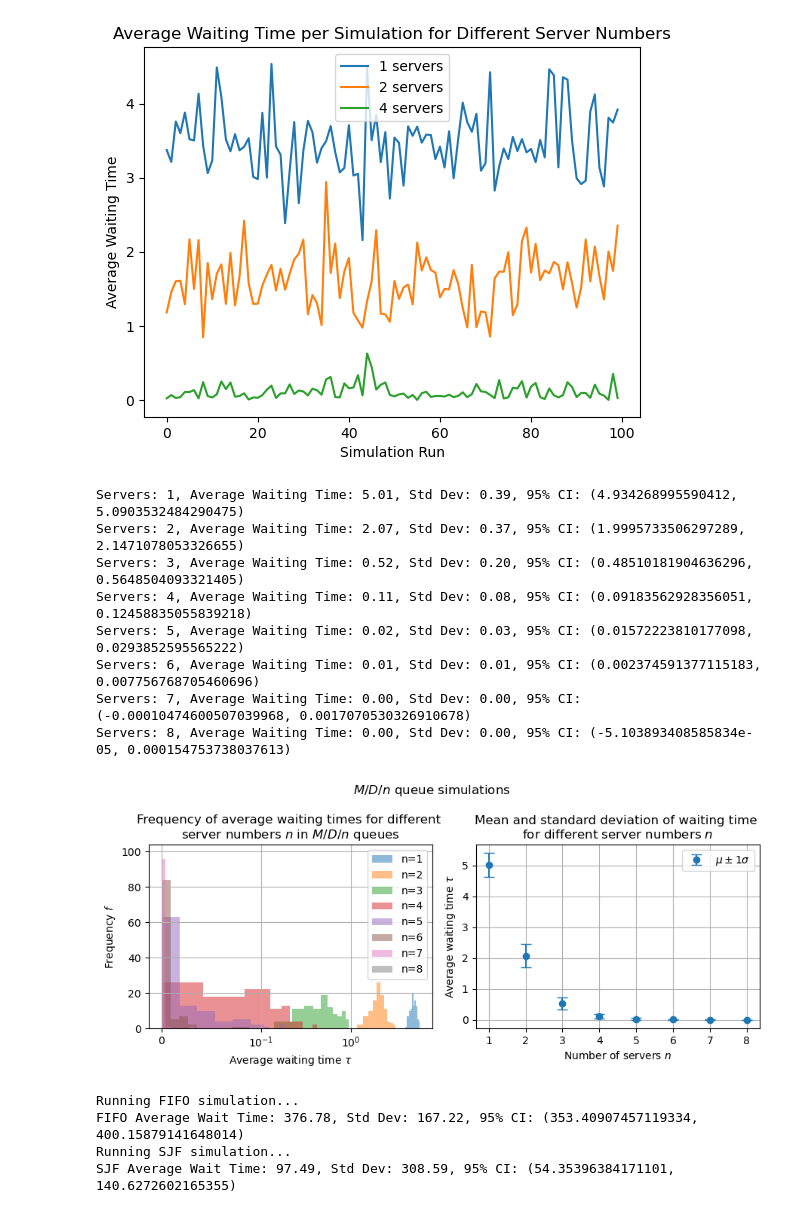
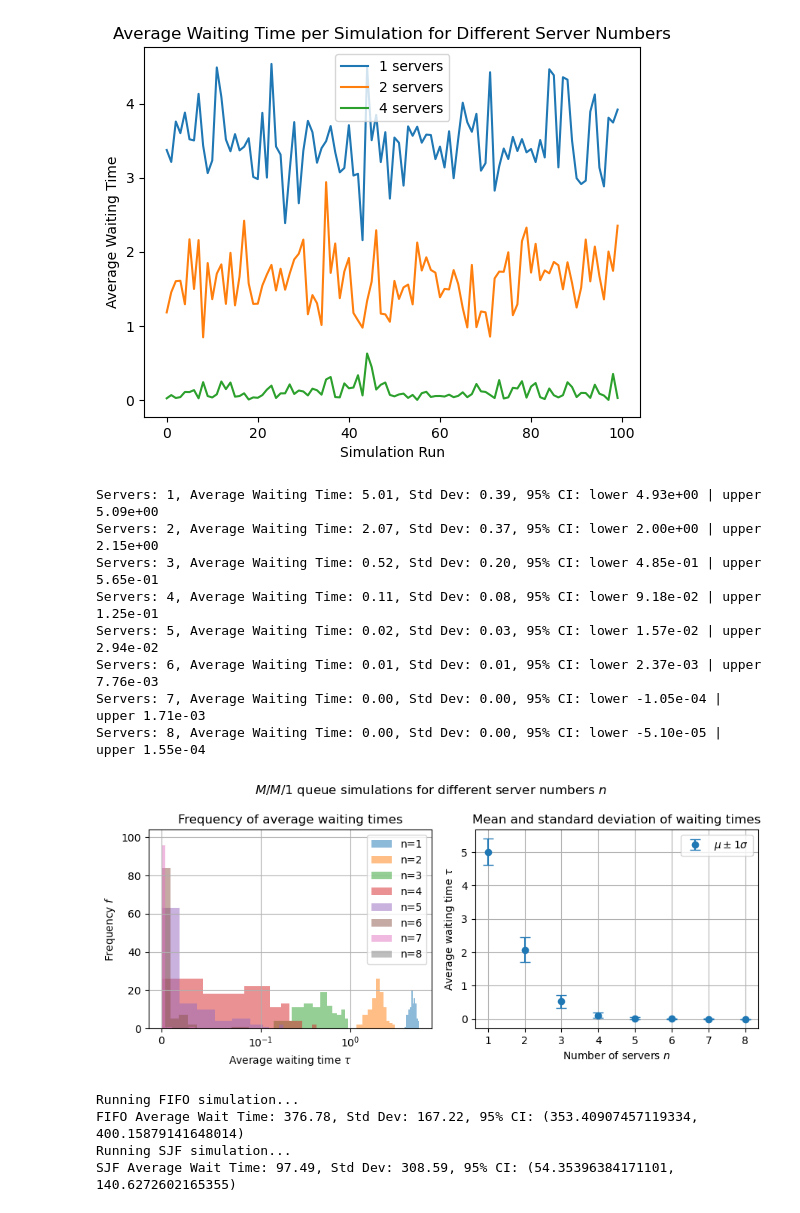
Before and after one commit to jonas4climate/ss-assignment-2, a Jupyter notebook: CalvinLaw_11306734_RaymondZhang_14865904_JonasSchaefer_14039982_2.ipynb, the cells around one changed output. Drawn from its saved outputs; the diff is of its cells as text; code cells hidden in the pictures.

Commit message:
cleanup code and extension of plot

```diff
--- a/CalvinLaw_11306734_RaymondZhang_14865904_JonasSchaefer_14039982_2.ipynb
+++ b/CalvinLaw_11306734_RaymondZhang_14865904_JonasSchaefer_14039982_2.ipynb
@@ -156,64 +159,68 @@ def simulate_experiments(dist_src='exp', dist_cst='exp', ns=[1, 2, 4]):
     wait_times_data = {n: [] for n in ns}
     for n in ns:
         for i in range(SIMULATIONS):
             random.seed(RANDOM_SEED+i) # Same seed for reproducibility
             env = simpy.Environment()
             counter = simpy.Resource(env, capacity=n)
             wait_times = []
             env.process(source(env, NEW_CUSTOMERS, INTERVAL_CUSTOMERS, counter, wait_times, dist_src=dist_src, dist_cst=dist_cst))
             env.run()
             wait_times_data[n].append(np.mean(wait_times))
     return wait_times_data
 
 def get_statistics(wait_times_data, print_results=True):
     """Calculate average, standard deviation, and 95% confidence interval for each simulation"""
     avgs, stds, conf_intervals = [], [], []
     for num_servers, times in wait_times_data.items():
         avg_wait_time = np.mean(times)
         avgs.append(avg_wait_time)
         std_dev = np.std(times)
         stds.append(std_dev)
         conf_interval = st.t.interval(0.95, len(times)-1, loc=avg_wait_time, scale=st.sem(times))
         conf_intervals.append(conf_interval)
         if print_results:
-            print(f'Servers: {num_servers}, Average Waiting Time: {avg_wait_time:.2f}, Std Dev: {std_dev:.2f}, 95% CI: {conf_interval}')
+            c_low, c_high = conf_interval
+            print(f'Servers: {num_servers}, Average Waiting Time: {avg_wait_time:.2f}, Std Dev: {std_dev:.2f}, 95% CI: lower {c_low:.2e} | upper {c_high:.2e}')
     return avgs, stds, conf_intervals
 
+def plot_wait_times_and_mean_ci(ns, wait_times_data, avgs, stds, conf_intervals, title, queue='M/D/n'):
+    plt.figure(figsize=(9, 4), layout='tight')
+    plt.suptitle(title)
+    plt.subplot(1, 2, 1)
+    for num_servers, times in wait_times_data.items():
+        plt.hist(times, label=f'n={num_servers}', alpha=0.5)
+    plt.xlabel('Average waiting time $\\tau$')
+    plt.xscale('symlog', linthresh=0.1)
+    plt.ylabel('Frequency $f$')
+    plt.title('Frequency of average waiting times')
+    plt.legend(loc='upper right')
+    plt.grid(True)
+    plt.subplot(1, 2, 2)
+    plt.errorbar(ns, avgs, yerr=stds, fmt='o', capsize=5, label='$\\mu \\pm 1\\sigma$')
+    plt.xlabel('Number of servers $n$')
+    plt.ylabel('Average waiting time $\\tau$')
+    plt.title('Mean and standard deviation of waiting times')
+    plt.legend(loc='upper right')
+    plt.grid(True)
+    plt.savefig(f'{SAVE_DIR}/{title.replace(' ', '_').replace('/', '-')}.png')
+    plt.show()
+
+# Experiment
 ns = np.arange(1, 9, 1, dtype=int)
 wait_times_data = simulate_experiments(dist_src='exp', dist_cst='const', ns=ns)
 avgs, stds, conf_intervals = get_statistics(wait_times_data)
 
-plt.figure(figsize=(9, 4), layout='tight')
-plt.suptitle('$M/D/n$ queue simulations')
-plt.subplot(1, 2, 1)
-for num_servers, times in wait_times_data.items():
-    plt.hist(times, label=f'n={num_servers}', alpha=0.5)
-plt.xlabel('Average waiting time $\\tau$')
-plt.xscale('symlog', linthresh=0.1)
-plt.ylabel('Frequency $f$')
-plt.title('Frequency of average waiting times for different \n' +
-          'server numbers $n$ in $M/D/n$ queues')
-plt.legend(loc='upper right')
-plt.grid(True)
-plt.subplot(1, 2, 2)
-plt.errorbar(ns, avgs, yerr=stds, fmt='o', capsize=5, label='$\\mu \\pm 1\\sigma$')
-plt.xlabel('Number of servers $n$')
-plt.ylabel('Average waiting time $\\tau$')
-plt.title('Mean and standard deviation of waiting time \n' +
-          'for different server numbers $n$')
-plt.legend(loc='upper right')
-plt.grid(True)
-plt.show()
+plot_wait_times_and_mean_ci(ns, wait_times_data, avgs, stds, conf_intervals, title='$M/M/1$ queue simulations for different server numbers $n$', queue='M/M/1')
 # %% [output]
-Servers: 1, Average Waiting Time: 5.01, Std Dev: 0.39, 95% CI: (4.934268995590412, 5.0903532484290475)
-Servers: 2, Average Waiting Time: 2.07, Std Dev: 0.37, 95% CI: (1.9995733506297289, 2.1471078053326655)
-Servers: 3, Average Waiting Time: 0.52, Std Dev: 0.20, 95% CI: (0.48510181904636296, 0.5648504093321405)
-Servers: 4, Average Waiting Time: 0.11, Std Dev: 0.08, 95% CI: (0.09183562928356051, 0.12458835055839218)
-Servers: 5, Average Waiting Time: 0.02, Std Dev: 0.03, 95% CI: (0.01572223810177098, 0.0293852595565222)
-Servers: 6, Average Waiting Time: 0.01, Std Dev: 0.01, 95% CI: (0.002374591377115183, 0.007756768705460696)
-Servers: 7, Average Waiting Time: 0.00, Std Dev: 0.00, 95% CI: (-0.00010474600507039968, 0.0017070530326910678)
-Servers: 8, Average Waiting Time: 0.00, Std Dev: 0.00, 95% CI: (-5.103893408585834e-05, 0.000154753738037613)
+Servers: 1, Average Waiting Time: 5.01, Std Dev: 0.39, 95% CI: lower 4.93e+00 | upper 5.09e+00
+Servers: 2, Average Waiting Time: 2.07, Std Dev: 0.37, 95% CI: lower 2.00e+00 | upper 2.15e+00
+Servers: 3, Average Waiting Time: 0.52, Std Dev: 0.20, 95% CI: lower 4.85e-01 | upper 5.65e-01
+Servers: 4, Average Waiting Time: 0.11, Std Dev: 0.08, 95% CI: lower 9.18e-02 | upper 1.25e-01
+Servers: 5, Average Waiting Time: 0.02, Std Dev: 0.03, 95% CI: lower 1.57e-02 | upper 2.94e-02
+Servers: 6, Average Waiting Time: 0.01, Std Dev: 0.01, 95% CI: lower 2.37e-03 | upper 7.76e-03
+Servers: 7, Average Waiting Time: 0.00, Std Dev: 0.00, 95% CI: lower -1.05e-04 | upper 1.71e-03
+Servers: 8, Average Waiting Time: 0.00, Std Dev: 0.00, 95% CI: lower -5.10e-05 | upper 1.55e-04
-[figure, old version]
+[figure, new version]
 # %%
 import heapq
 from scipy import stats
```
Also changed, not shown: parts of 3 cells of this notebook, 2 other files.
